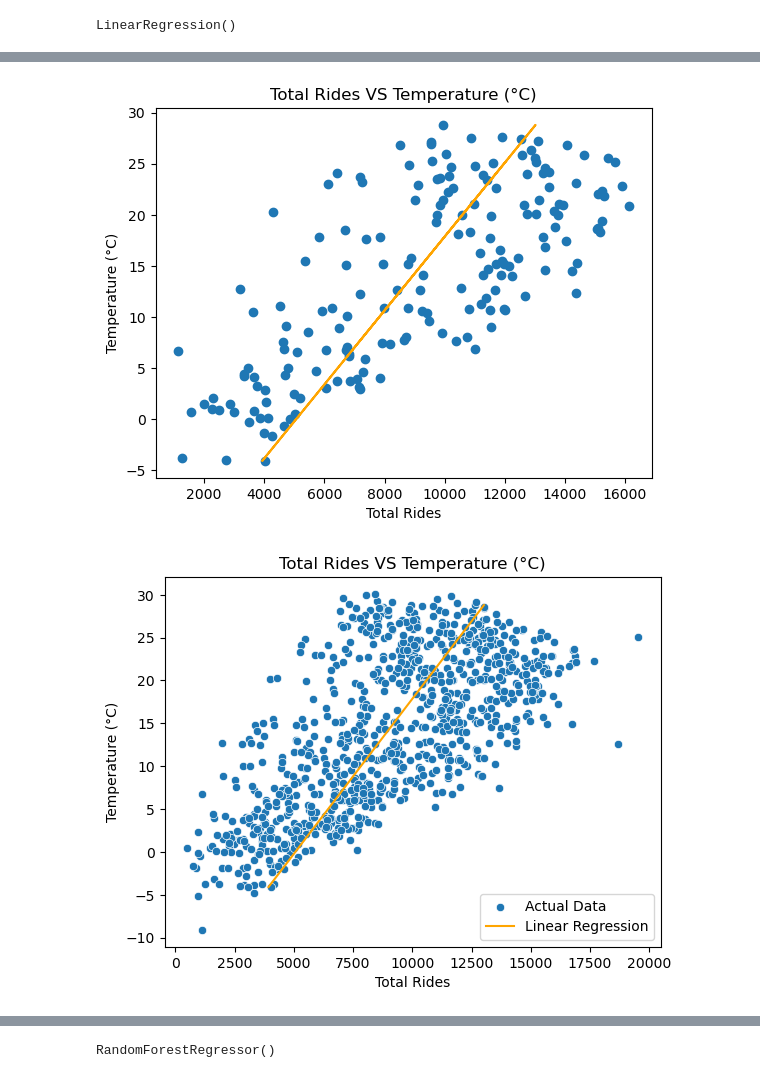
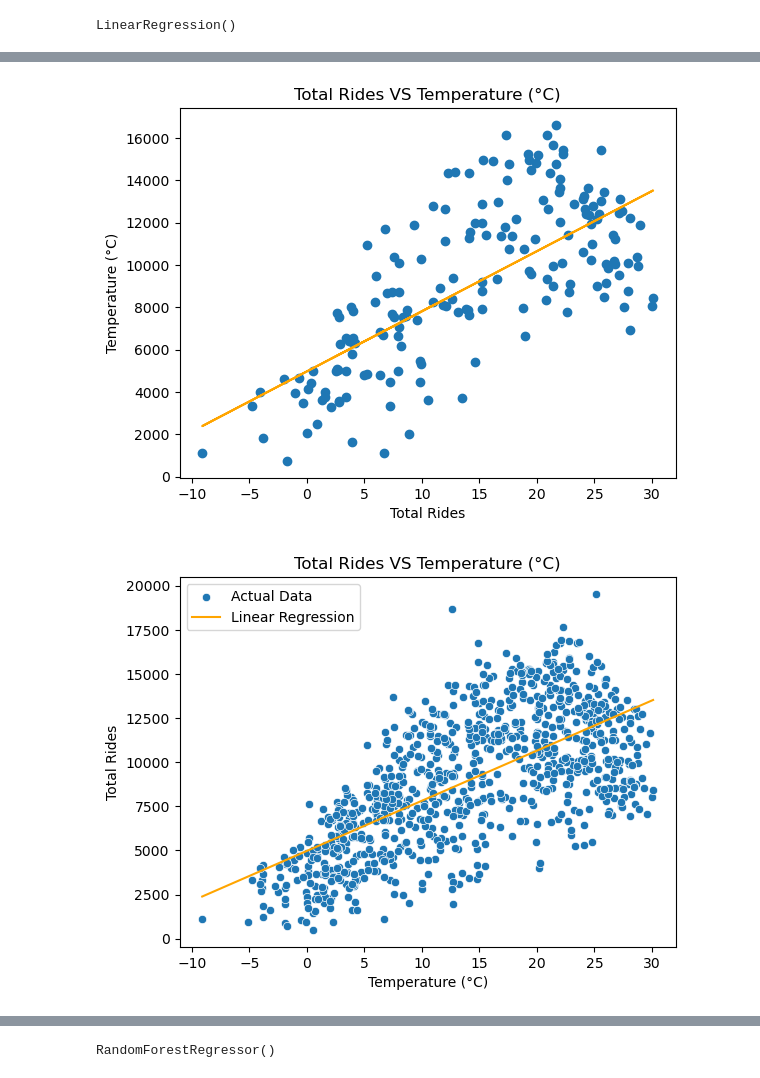
Before and after one commit to michalpasternak7/CA-Project-3-Capital-Bike-Share, a Jupyter notebook: cbs_weather_univariate.ipynb, the cells around one changed output, grey strips where cells are left out. Saved outputs shown, nothing was run; the diff lists cells and outputs as text; code cells hidden in the pictures.

```diff
--- a/cbs_weather_univariate.ipynb
+++ b/cbs_weather_univariate.ipynb
@@ -172,36 +172,36 @@ predictions
 183 rows × 2 columns
 # %%
 # plot the total rides and temperature
-plt.scatter(y_test, X_test)
+plt.scatter(X_test, y_test)
 
 # plot the regression line
-plt.plot(y_pred, X_test, color="orange")
+plt.plot(X_test, y_pred, color="orange")
 
 # set plot labels and title
 plt.title("Total Rides VS Temperature (°C)")
 plt.xlabel('Total Rides')
 plt.ylabel('Temperature (°C)')
 
 plt.show()
 # %% [output]
-[figure, old version]
+[figure, new version]
 # %%
 # scatter plot of the actual data points
-sns.scatterplot(x='Total_rides', y='temperature_2m_mean (°C)', data=weather_data, label='Actual Data')
+sns.scatterplot(x='temperature_2m_mean (°C)', y='Total_rides', data=weather_data, label='Actual Data')
 
 # overlay the linear regression line
-sns.lineplot(x='prediction', y='temperature_2m_mean (°C)', data=predictions, color='orange', label='Linear Regression')
+sns.lineplot(x='temperature_2m_mean (°C)', y='prediction', data=predictions, color='orange', label='Linear Regression')
 
 # set plot labels and title
 plt.title("Total Rides VS Temperature (°C)")
-plt.xlabel('Total Rides')
-plt.ylabel('Temperature (°C)')
+plt.xlabel('Temperature (°C)')
+plt.ylabel('Total Rides')
 
 # Show the plot
 plt.legend()
 plt.show()
 # %% [output]
-[figure, old version]
+[figure, new version]
 # %%
 # set the width and height of the joint plot
 width, height = 8, 6
```
Also changed, not shown: parts of 16 cells of this notebook, 2 other files.
